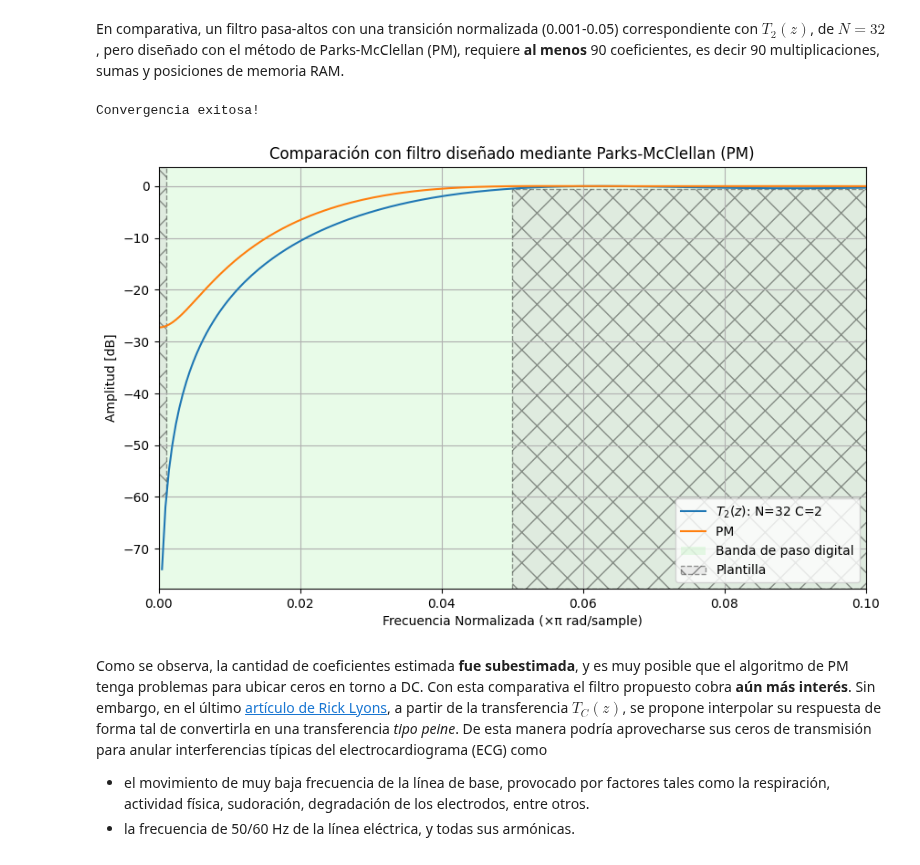
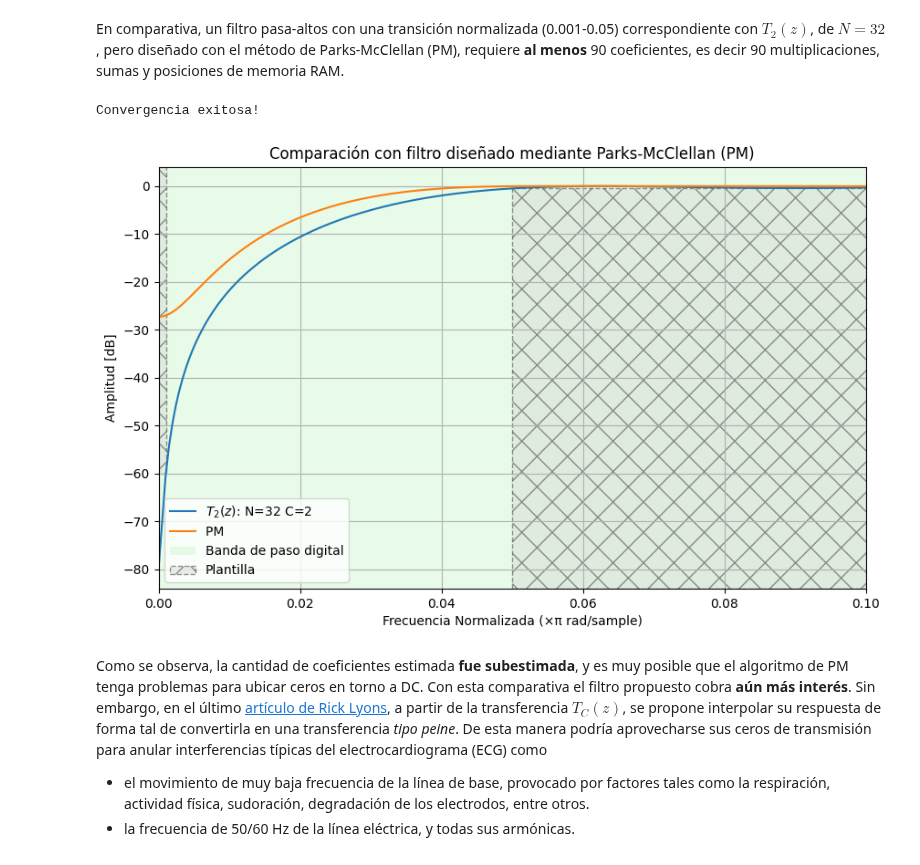
Before and after one commit to marianux/pytc2, a Jupyter notebook: docs/notebooks/ejnb_FIR_interpolados_ECG.ipynb, the cells around one changed output. Cells and saved outputs as stored; diff of their text form; code cells hidden in the pictures.

```diff
--- a/docs/notebooks/ejnb_FIR_interpolados_ECG.ipynb
+++ b/docs/notebooks/ejnb_FIR_interpolados_ECG.ipynb
@@ -425,35 +404,35 @@ order = 88
 fs = 2.0
 wpass = 0.05
 wstop = 0.0011
 ripple = 0.5  # dB
 attenuation = 60  # dB
 lgrid = 16
 
 cant_coef, band_edges, desired, weights = herrmann_lp_fir_order([wstop*np.pi, wpass*np.pi], [ripple, attenuation], ripple_in_db=True)
 
 b_pm, _, _ = fir_design_pm(cant_coef, band_edges, desired[::-1], fs = 2*np.pi, weight= weights, grid_density=lgrid, filter_type='highpass')
 
 # Comparar la respuesta en frecuencia de ambos filtros
 w, h_pm = sig.freqz(b_pm, worN=w_theoretical, fs=2)
 
 # Graficar ambas respuestas
 plt.figure(figsize=(10, 6))
 # Gráficos comparativos
-plt.plot(w_theoretical, 20*np.log10(np.abs(H_theoretical)), label=f'$T_2(z)$: N=32 C=2')
+plt.plot(w_theoretical, 20 * np.log10(np.abs(H_theoretical) + 1e-4), label=f'$T_2(z)$: N=32 C=2')
 plt.plot(w_theoretical, 20 * np.log10(np.abs(h_pm)), label='PM ')
 plot_plantilla(filter_type = 'highpass' , fpass = wpass, ripple = ripple , fstop = wstop, attenuation = attenuation, fs = fs)
 plt.title('Comparación con filtro diseñado mediante Parks-McClellan (PM)')
 plt.xlabel('Frecuencia Normalizada (×π rad/sample)')
 plt.ylabel('Amplitud [dB]')
 plt.legend()
 plt.grid()
 ax = plt.gca()
 ax.set_xlim( [0, .1 ])
 
 plt.show()
 # %% [output]
 Convergencia exitosa!
-[figure, old version]
+[figure, new version]
 # %% [markdown]
 Como se observa, la cantidad de coeficientes estimada **fue subestimada**, y es muy posible que el algoritmo de PM tenga problemas para ubicar ceros en torno a DC. Con esta comparativa el filtro propuesto cobra **aún más interés**. Sin embargo, en el último [artículo de Rick Lyons](https://www.dsprelated.com/showarticle/1383.php),   a partir de la transferencia $T_C(z)$, se propone interpolar su respuesta de forma tal de convertirla en una transferencia *tipo peine*. De esta manera podría aprovecharse sus ceros de transmisión para anular interferencias típicas del electrocardiograma (ECG) como
 
```
Also changed, not shown: parts of 23 cells of this notebook, 5 other files.
